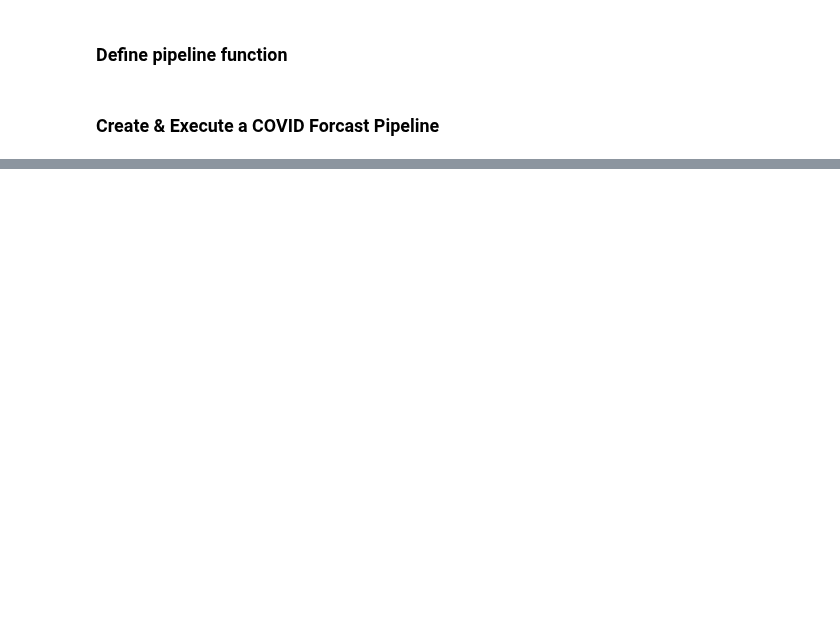
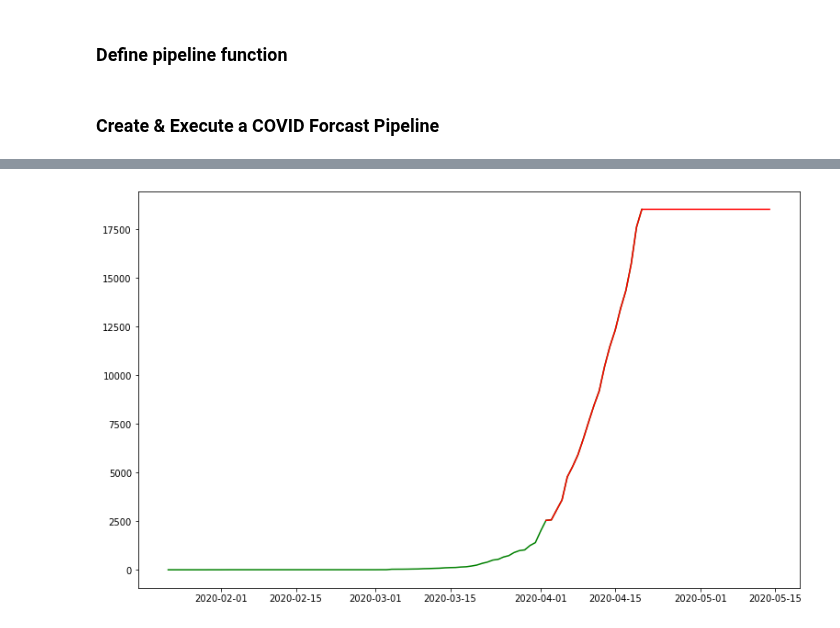
Before and after one commit to swiftdiaries/cisco-kubeflow-starter-pack, a Jupyter notebook: apps/healthcare/covid-forecasting/onprem/pipelines/COVID_Pipeline_Deployment.ipynb, the cells around one changed output, grey strips where cells are left out. Saved outputs shown, nothing was run; the diff lists cells and outputs as text; code cells hidden in the pictures; blank space fills up the shorter version.

```diff
--- a/apps/healthcare/covid-forecasting/onprem/pipelines/COVID_Pipeline_Deployment.ipynb
+++ b/apps/healthcare/covid-forecasting/onprem/pipelines/COVID_Pipeline_Deployment.ipynb
@@ -118,0 +164,4 @@ curl -v http://$serve_ip:8500/v1/models/Model_Covid:predict -d '{"signature_name
+# %%
+n_next = (test_df["Date"].max() - train_df["Date"].max()).days
+print("No of Future Days requested to forecast COVID-19 New Cases & New Fatalities:", n_next)
+const_test_df, time_test_df = preprocess_test(n_next)
@@ -118,0 +172,12 @@ curl -v http://$serve_ip:8500/v1/models/Model_Covid:predict -d '{"signature_name
+# %%
+import requests
+import json
+headers = {"HOST":"covid-model.anonymous.example.com"}
+instances=[]
+for i in range(len(time_test_df)):
+    instances.append({"input1":time_test_df[i].tolist(), "input2":const_test_df.values[i].tolist()})
+data={"signature_name":"serving_default","instances":instances}
+response=requests.post("http://10.108.248.147:8500/v1/models/Model_Covid:predict", headers=headers, data=json.dumps(data))
+predictions=response.json()['predictions']
+print(len(predictions))
+predictions[0]
@@ -118,0 +252,12 @@ curl -v http://$serve_ip:8500/v1/models/Model_Covid:predict -d '{"signature_name
+# %%
+country = "India"
+
+target = "ConfirmedCases"
+region_train_df = train_df[(train_df["Country_Region"]==country)]
+region_predict_df = predict_df[(predict_df["Country_Region"]==country)]
+
+fig = plt.figure(figsize=(10, 6))
+
+fig = px.line(region_train_df, x="Date", y=target, title='Prediction in India')
+fig = px.line(region_predict_df, x="Date", y=target, title='Prediction in India')
+fig.show()
@@ -118,0 +271,13 @@ curl -v http://$serve_ip:8500/v1/models/Model_Covid:predict -d '{"signature_name
+# %%
+fig = plt.figure(figsize=(10, 6))
+ax1 = fig.add_axes([0, 0, 1, 1])
+ax1.plot(region_train_df["Date"],
+         region_train_df[target],
+         color="green")
+
+ax1.plot(region_predict_df["Date"],
+         region_predict_df[target],
+         color="red")
+plt.show()
+# %% [output]
+[figure, added]
```
Also changed, not shown: parts of 18 cells of this notebook.
